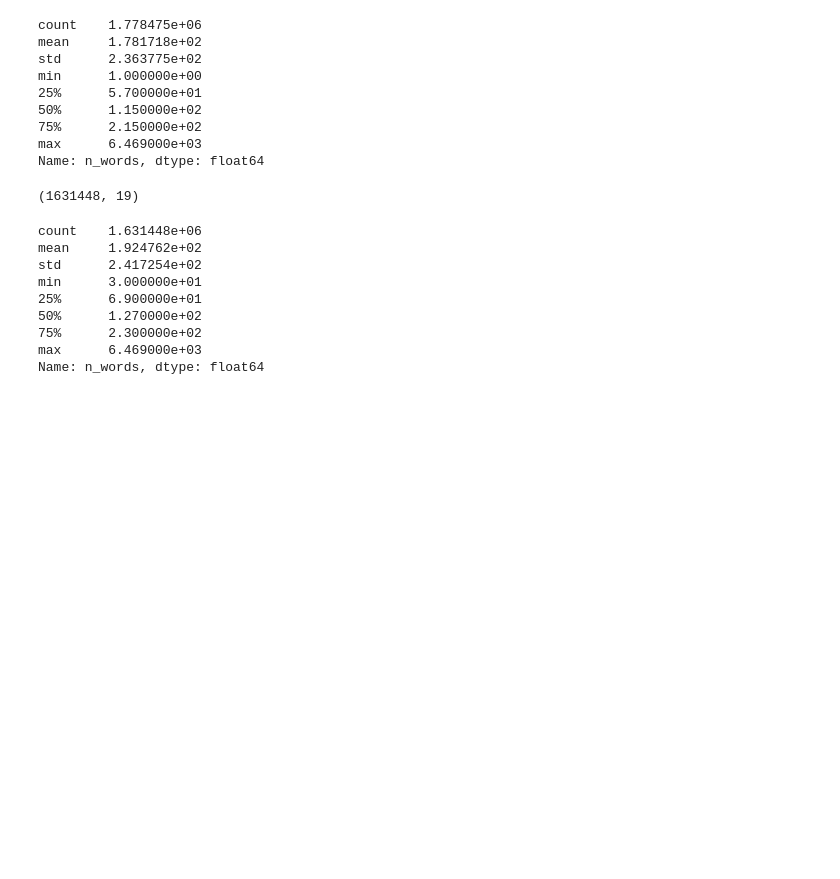
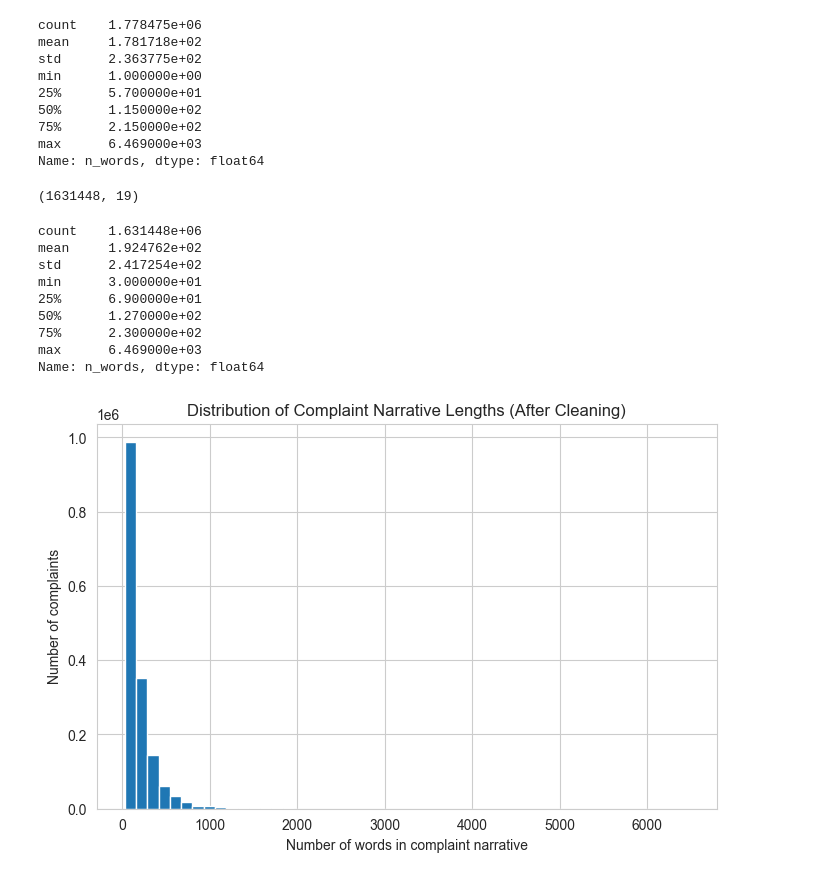
Before and after one commit to Feven777/Intelligent-Complaint-Analysis-for-Financial-Services, a Jupyter notebook: notebooks/eda_processing.ipynb, the cells around one changed output. Cells and saved outputs as stored; diff of their text form; code cells hidden in the pictures; blank space fills up the shorter version.

```diff
--- a/notebooks/eda_processing.ipynb
+++ b/notebooks/eda_processing.ipynb
@@ -128,3 +138,15 @@ Name: n_words, dtype: float64
 # %%
 OUTPUT_PATH = "../data/processed/complaints_clean.csv"
 clean_df.to_csv(OUTPUT_PATH, index=False)
+# %%
+import matplotlib.pyplot as plt
+
+df=pd.read_csv(OUTPUT_PATH)
+plt.figure(figsize=(8, 5))
+plt.hist(df["n_words"], bins=50)
+plt.xlabel("Number of words in complaint narrative")
+plt.ylabel("Number of complaints")
+plt.title("Distribution of Complaint Narrative Lengths (After Cleaning)")
+plt.show()
+# %% [output]
+[figure, added]
```
Also changed, not shown: parts of 3 cells of this notebook, 3 other files.
